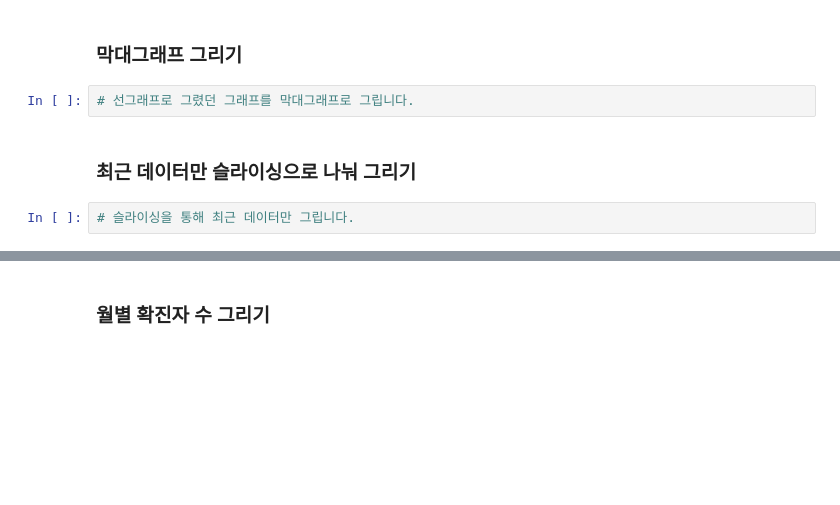
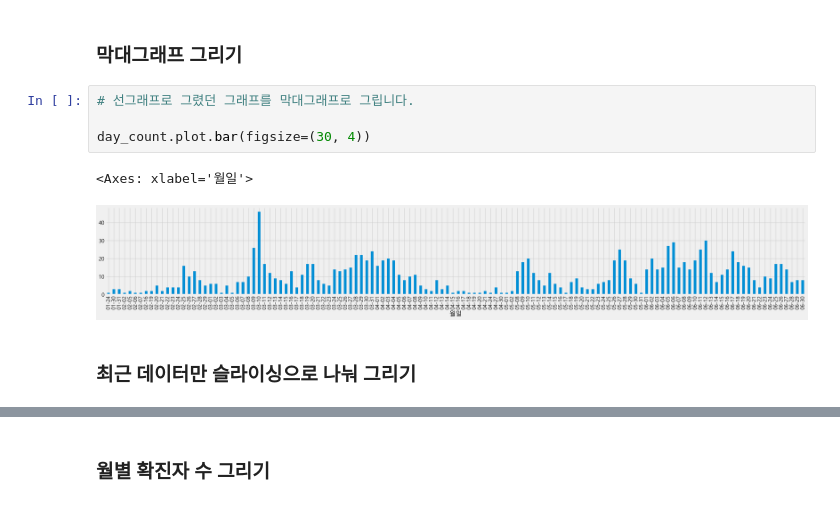
Before and after one commit to nz663633/data-analysis-viz, a Jupyter notebook: seoul-covid-19-02-eda-input.ipynb, the cells around one changed output, grey strips where cells are left out. Drawn from its saved outputs; the diff is of its cells as text; blank space fills up the shorter version.

```diff
--- a/seoul-covid-19-02-eda-input.ipynb
+++ b/seoul-covid-19-02-eda-input.ipynb
@@ -233,7 +260,10 @@ for i in range(len(day_count)): # 날짜 개수만큼 반복
 ### 막대그래프 그리기
 # %%
 # 선그래프로 그렸던 그래프를 막대그래프로 그립니다.
+
+day_count.plot.bar(figsize=(30, 4))
+# %% [output]
+<Axes: xlabel='월일'>
+[figure, added]
 # %% [markdown]
 ### 최근 데이터만 슬라이싱으로 나눠 그리기
-# %%
-# 슬라이싱을 통해 최근 데이터만 그립니다.
```
Also changed, not shown: parts of 5 cells of this notebook.
